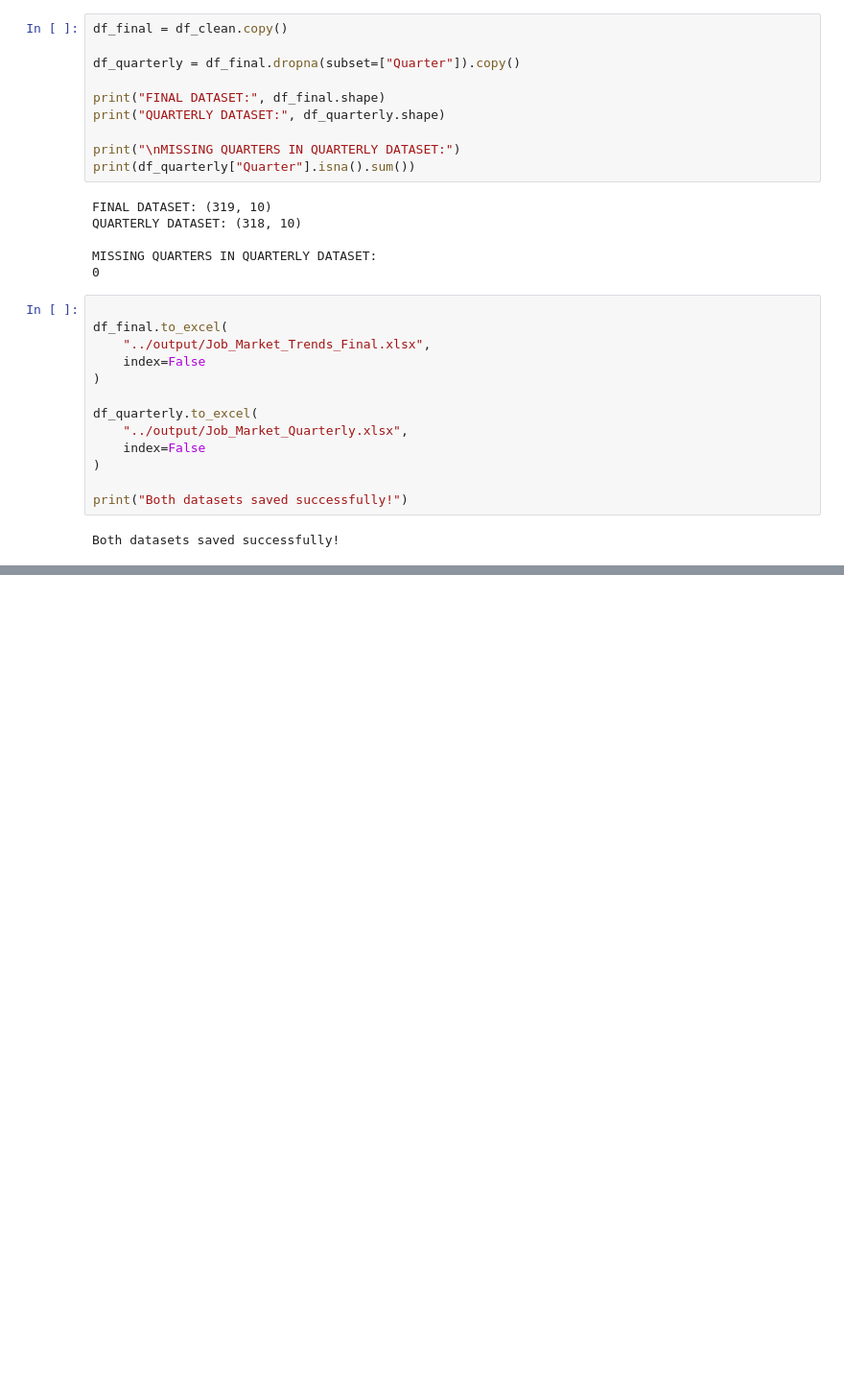
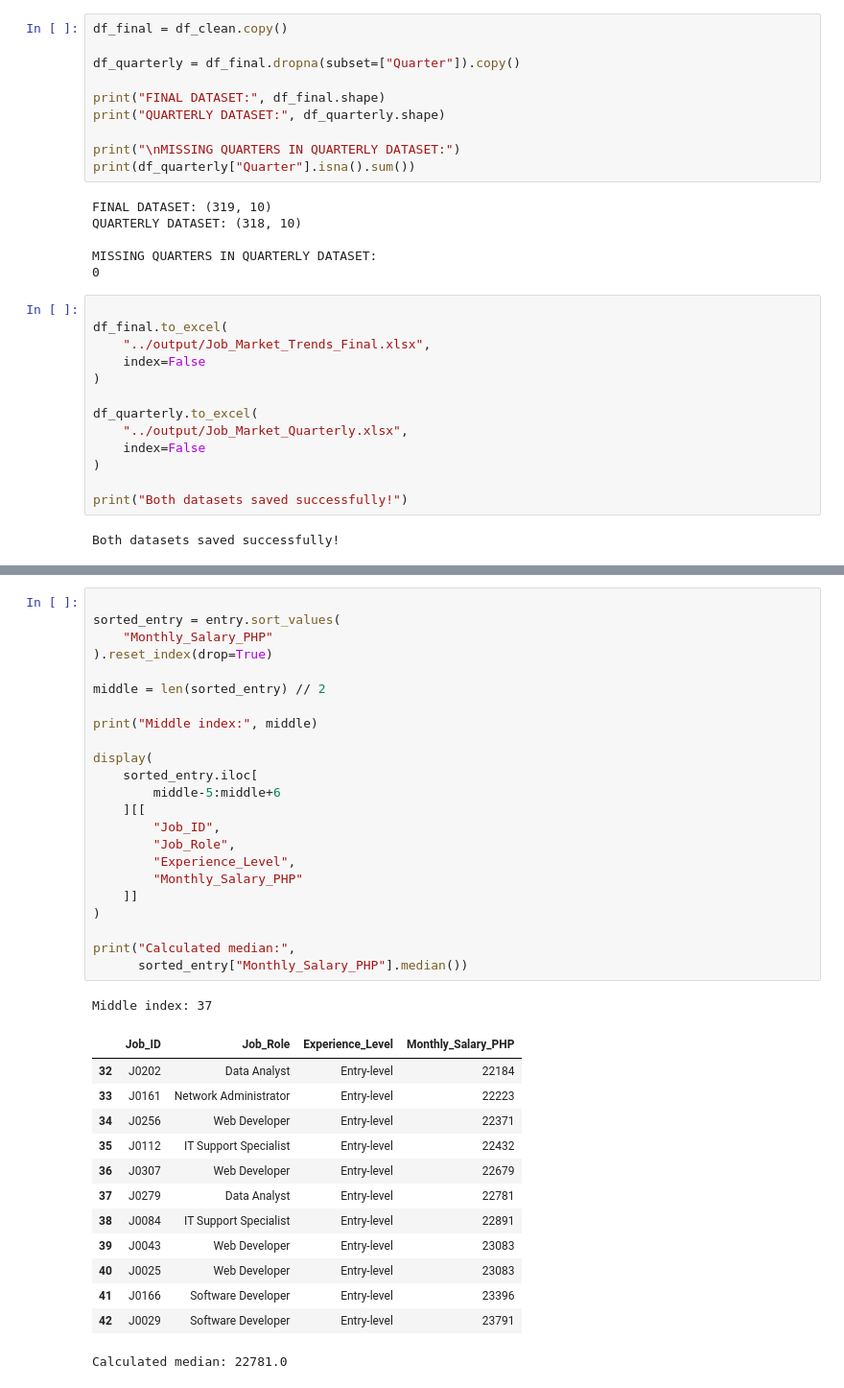
Before and after one commit to shaleyclarisse-ash/Datamining, a Jupyter notebook: Dataming/notebooks/job_market_trends.ipynb, the cells around one changed output, grey strips where cells are left out. Shown at 96% size. Cells and saved outputs as stored; diff of their text form; blank space fills up the shorter version.

```diff
--- a/Dataming/notebooks/job_market_trends.ipynb
+++ b/Dataming/notebooks/job_market_trends.ipynb
@@ -1152,0 +1257,38 @@ Both datasets saved successfully!
+# %%
+
+sorted_entry = entry.sort_values(
+    "Monthly_Salary_PHP"
+).reset_index(drop=True)
+
+middle = len(sorted_entry) // 2
+
+print("Middle index:", middle)
+
+display(
+    sorted_entry.iloc[
+        middle-5:middle+6
+    ][[
+        "Job_ID",
+        "Job_Role",
+        "Experience_Level",
+        "Monthly_Salary_PHP"
+    ]]
+)
+
+print("Calculated median:",
+      sorted_entry["Monthly_Salary_PHP"].median())
+# %% [output]
+Middle index: 37
+|  | Job_ID | Job_Role | Experience_Level | Monthly_Salary_PHP |
+| 32 | J0202 | Data Analyst | Entry-level | 22184 |
+| 33 | J0161 | Network Administrator | Entry-level | 22223 |
+| 34 | J0256 | Web Developer | Entry-level | 22371 |
+| 35 | J0112 | IT Support Specialist | Entry-level | 22432 |
+| 36 | J0307 | Web Developer | Entry-level | 22679 |
+| 37 | J0279 | Data Analyst | Entry-level | 22781 |
+| 38 | J0084 | IT Support Specialist | Entry-level | 22891 |
+| 39 | J0043 | Web Developer | Entry-level | 23083 |
+| 40 | J0025 | Web Developer | Entry-level | 23083 |
+| 41 | J0166 | Software Developer | Entry-level | 23396 |
+| 42 | J0029 | Software Developer | Entry-level | 23791 |
+Calculated median: 22781.0
```
Also changed, not shown: parts of 7 cells of this notebook, 35 other files.
